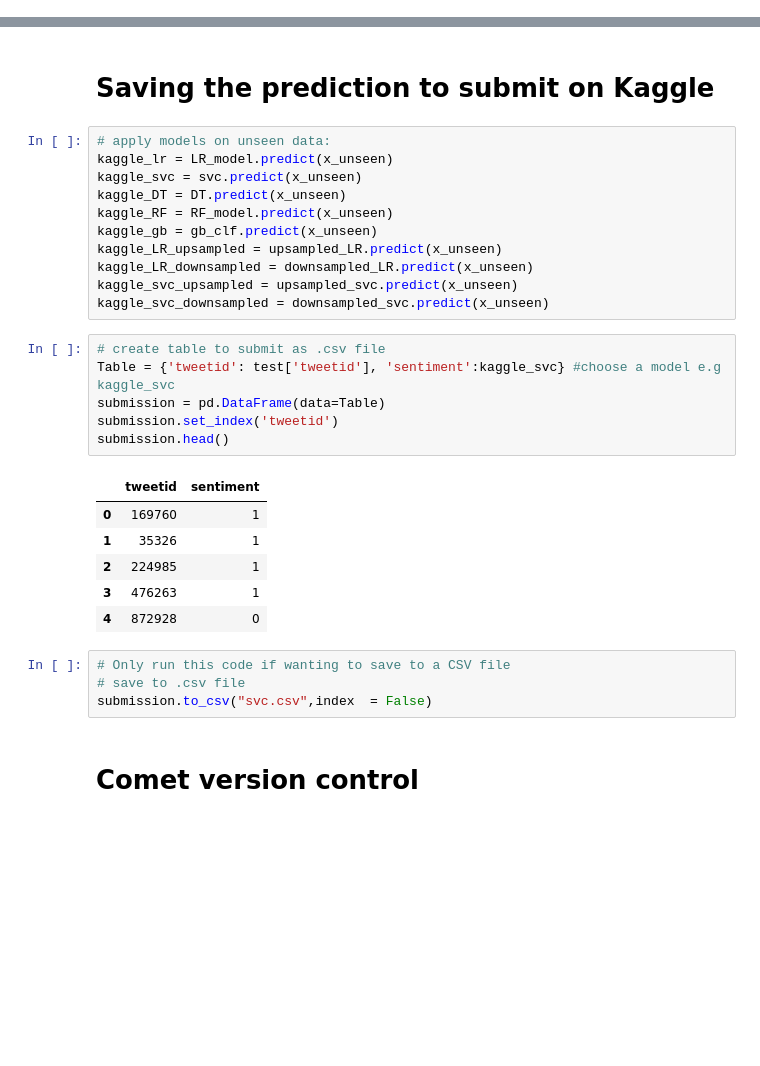
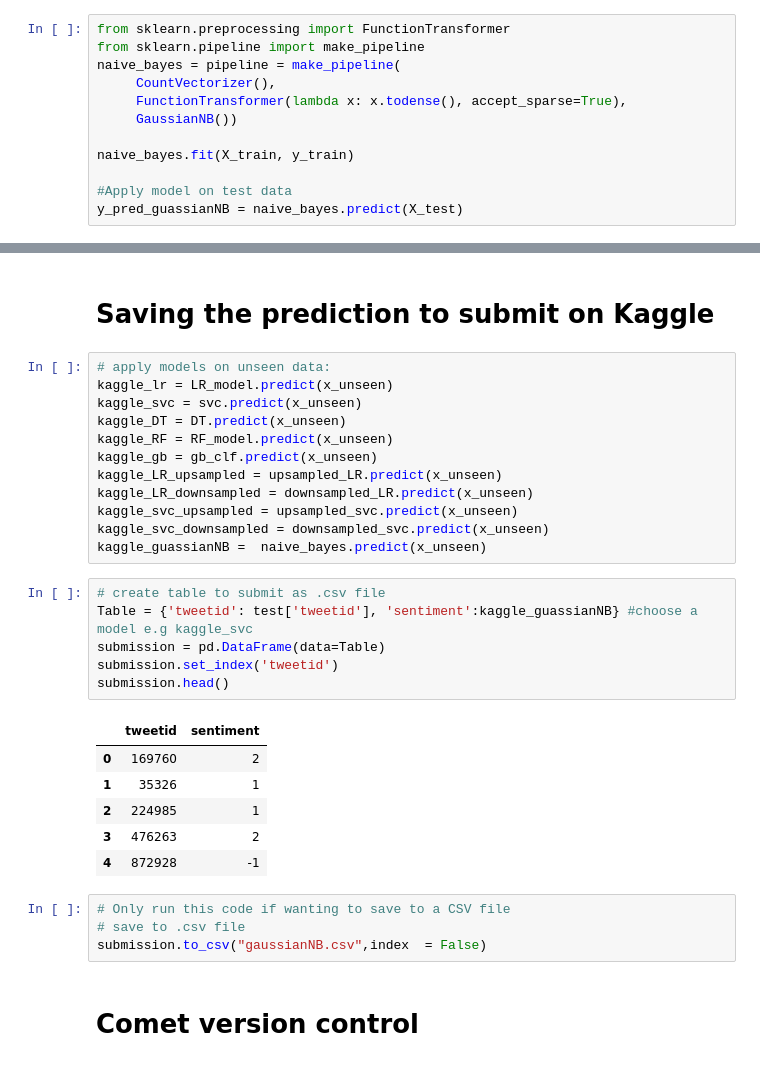
Before and after one commit to monicafar147/classification-predict-streamlit-template, a Jupyter notebook: climate_change.ipynb, the cells around one changed output, grey strips where cells are left out. Drawn from its saved outputs; the diff is of its cells as text; blank space fills up the shorter version.

Commit message:
added Gaussian Naive Bayes

```diff
--- a/climate_change.ipynb
+++ b/climate_change.ipynb
@@ -545,3 +549,15 @@ y_pred_gb = gb_clf.predict(X_test)
+# %%
+from sklearn.preprocessing import FunctionTransformer
+from sklearn.pipeline import make_pipeline
+naive_bayes = pipeline = make_pipeline(
+     CountVectorizer(),
+     FunctionTransformer(lambda x: x.todense(), accept_sparse=True),
+     GaussianNB())
+
+naive_bayes.fit(X_train, y_train)
+
+#Apply model on test data
+y_pred_guassianNB = naive_bayes.predict(X_test)
 # %% [markdown]
 ### **Upsampling**
 # %% [markdown]
@@ -925,23 +956,24 @@ kaggle_LR_upsampled = upsampled_LR.predict(x_unseen)
 kaggle_LR_downsampled = downsampled_LR.predict(x_unseen)
 kaggle_svc_upsampled = upsampled_svc.predict(x_unseen)
 kaggle_svc_downsampled = downsampled_svc.predict(x_unseen)
+kaggle_guassianNB =  naive_bayes.predict(x_unseen)
 # %%
 # create table to submit as .csv file
-Table = {'tweetid': test['tweetid'], 'sentiment':kaggle_svc} #choose a model e.g kaggle_svc
+Table = {'tweetid': test['tweetid'], 'sentiment':kaggle_guassianNB} #choose a model e.g kaggle_svc
 submission = pd.DataFrame(data=Table)
 submission.set_index('tweetid')
 submission.head()
 # %% [output]
 |  | tweetid | sentiment |
-| 0 | 169760 | 1 |
+| 0 | 169760 | 2 |
 | 1 | 35326 | 1 |
 | 2 | 224985 | 1 |
-| 3 | 476263 | 1 |
-| 4 | 872928 | 0 |
+| 3 | 476263 | 2 |
+| 4 | 872928 | -1 |
 # %%
 # Only run this code if wanting to save to a CSV file
 # save to .csv file
-submission.to_csv("svc.csv",index  = False)
+submission.to_csv("gaussianNB.csv",index  = False)
 # %% [markdown]
 # Comet version control
 # %%
```
Also changed, not shown: parts of 4 cells of this notebook.
